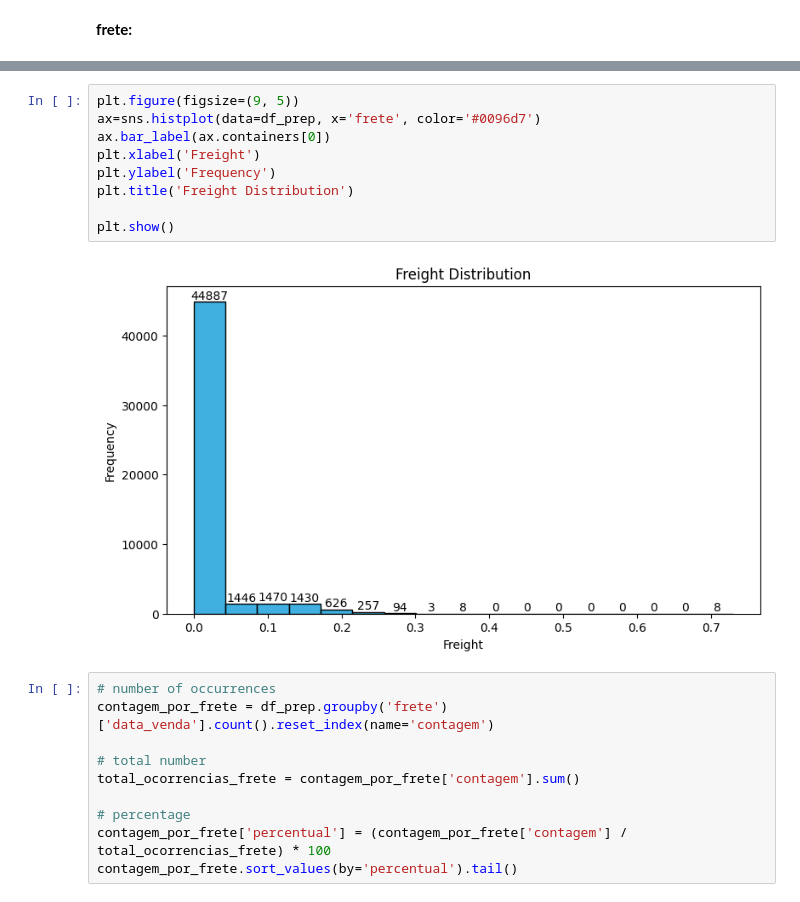
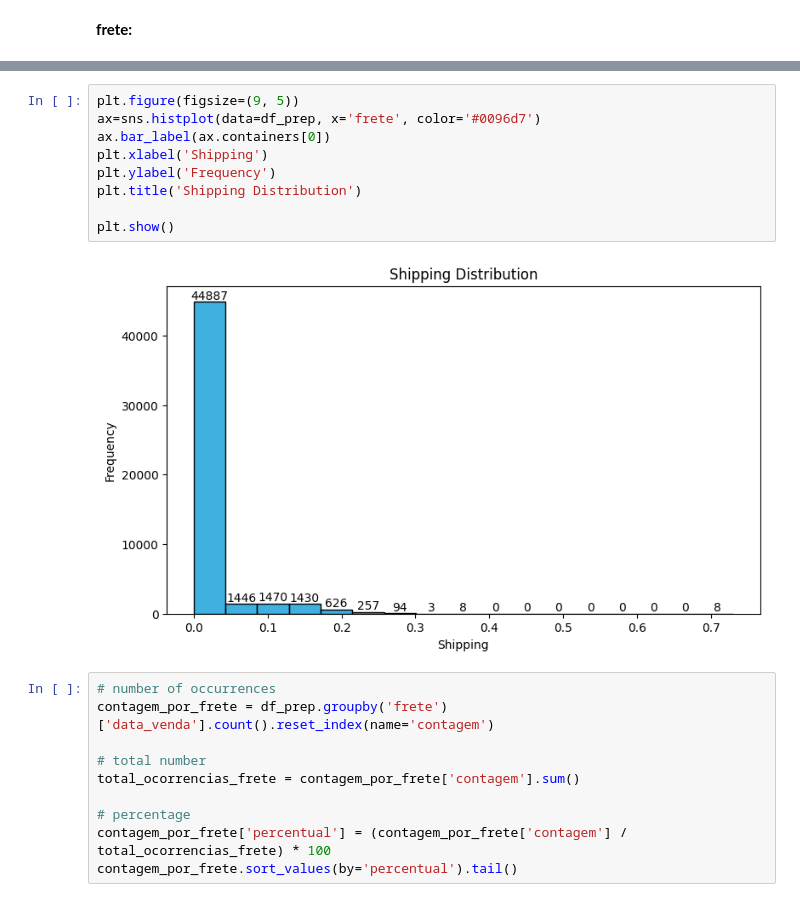
Before and after one commit to pathilink/bemol_data_case, a Jupyter notebook: notebooks/bemol_EDA.ipynb, the cells around one changed output, grey strips where cells are left out. Drawn from its saved outputs; the diff is of its cells as text.

```diff
--- a/notebooks/bemol_EDA.ipynb
+++ b/notebooks/bemol_EDA.ipynb
@@ -341,14 +362,14 @@ df_prep.query('frete >= 0.73')
 # %%
 plt.figure(figsize=(9, 5))
 ax=sns.histplot(data=df_prep, x='frete', color='#0096d7')
 ax.bar_label(ax.containers[0])
-plt.xlabel('Freight')
+plt.xlabel('Shipping')
 plt.ylabel('Frequency')
-plt.title('Freight Distribution')
+plt.title('Shipping Distribution')
 
 plt.show()
 # %% [output]
-[figure, old version]
+[figure, new version]
 # %%
 # number of occurrences
 contagem_por_frete = df_prep.groupby('frete')['data_venda'].count().reset_index(name='contagem')
```
Also changed, not shown: parts of 33 cells of this notebook.
